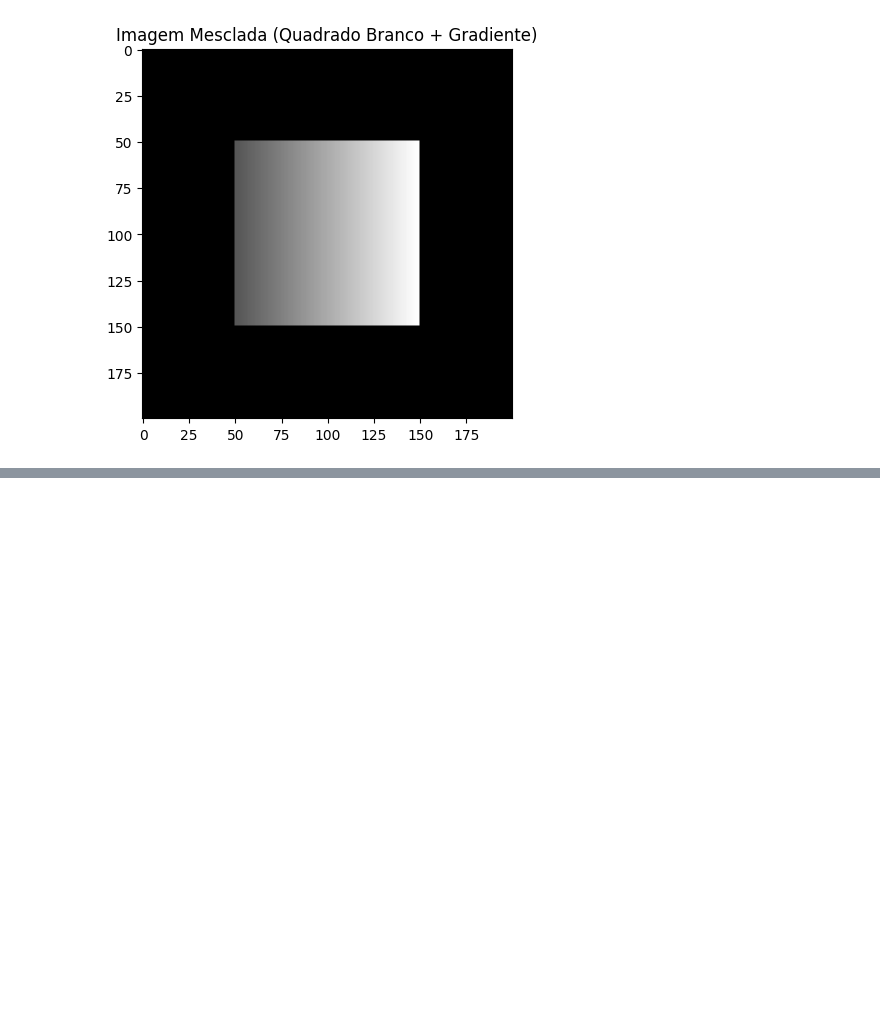
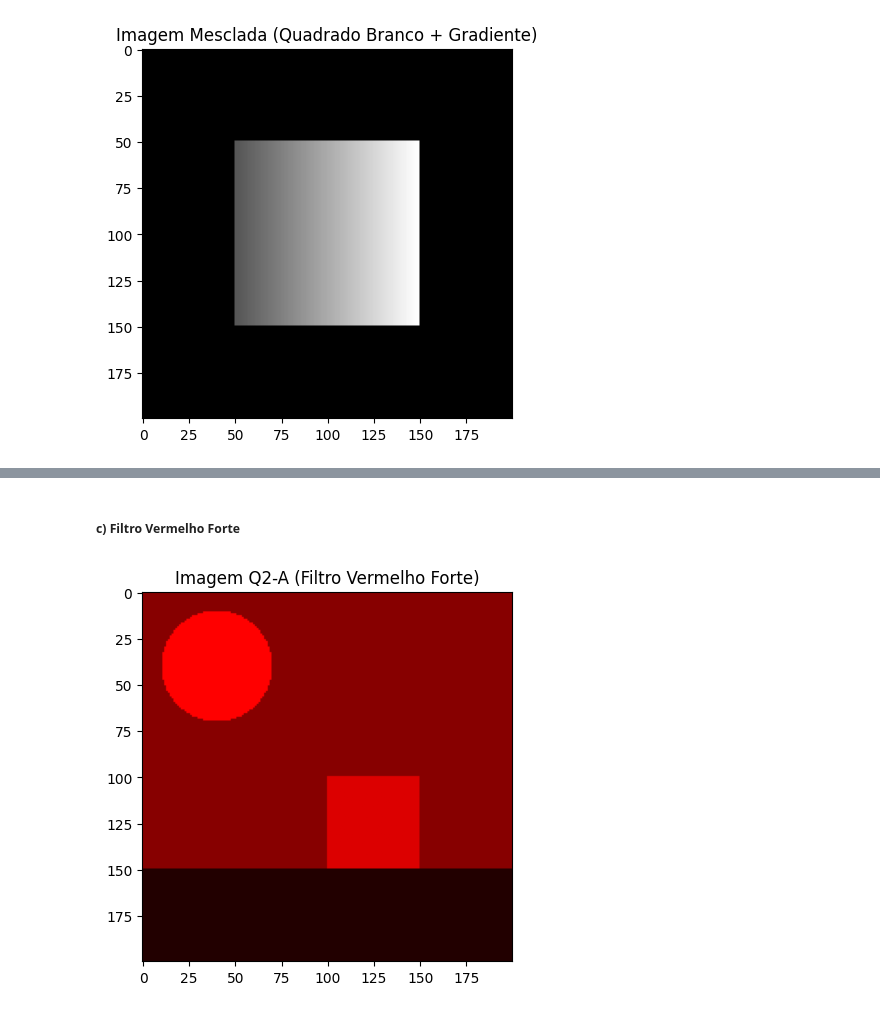
Before and after one commit to andref03/Processamento-Digital-Imagens-PDI, a Jupyter notebook: atividade_pratica_01/questao_01.ipynb, the cells around one changed output, grey strips where cells are left out. Saved outputs shown, nothing was run; the diff lists cells and outputs as text; code cells hidden in the pictures; blank space fills up the shorter version.

```diff
--- a/atividade_pratica_01/questao_01.ipynb
+++ b/atividade_pratica_01/questao_01.ipynb
@@ -59,0 +83,13 @@ plt.show()
+# %% [markdown]
+##### **c) Filtro Vermelho Forte**
+# %%
+img_q2_a_red = img_q2_a.copy()
+
+img_q2_a_red[..., 1] = 0  # canal verde
+img_q2_a_red[..., 2] = 0  # canal azul
+
+plt.imshow(img_q2_a_red)
+plt.title('Imagem Q2-A (Filtro Vermelho Forte)')
+plt.show()
+# %% [output]
+[figure, added]
```
Also changed, not shown: parts of 8 cells of this notebook.
